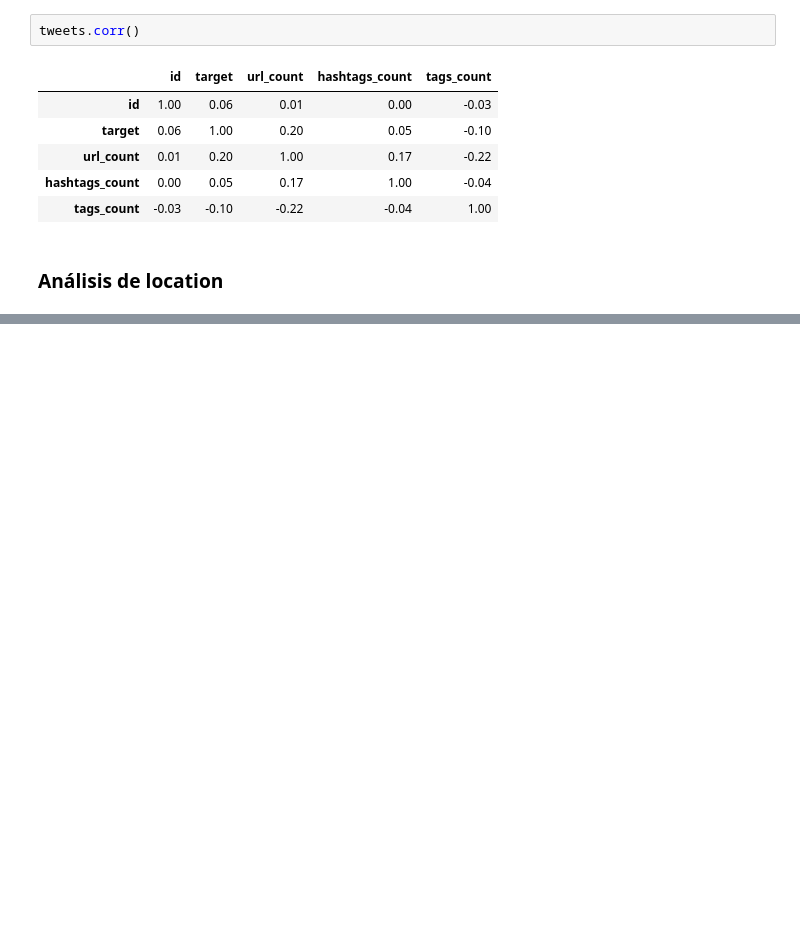
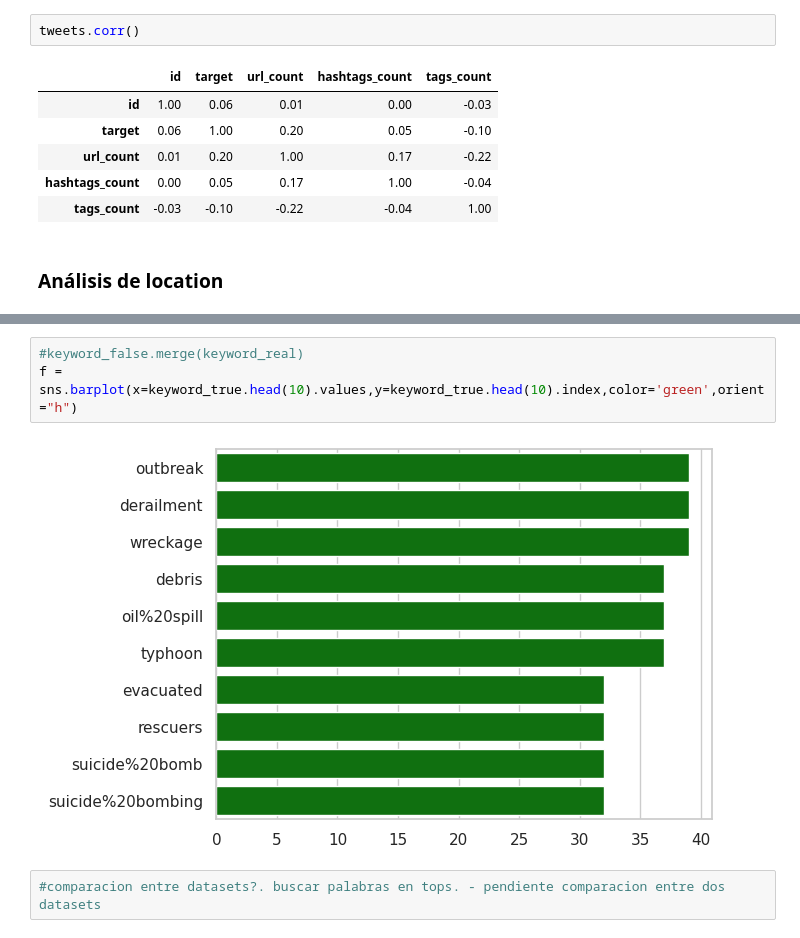
Before and after one commit to vnbarr/75.06-Datos, a Jupyter notebook: notebooks/TP1.ipynb, the cells around one changed output, grey strips where cells are left out. Saved outputs shown, nothing was run; the diff lists cells and outputs as text; blank space fills up the shorter version.

```diff
--- a/notebooks/TP1.ipynb
+++ b/notebooks/TP1.ipynb
@@ -499,0 +529,7 @@ sns.scatterplot(x="Length (Duration)", y="Popularity", data=tweets_location, hue
+# %%
+#keyword_false.merge(keyword_real)
+f = sns.barplot(x=keyword_true.head(10).values,y=keyword_true.head(10).index,color='green',orient="h")
+# %% [output]
+[figure, added]
+# %%
+#comparacion entre datasets?. buscar palabras en tops. - pendiente comparacion entre dos datasets
```
Also changed, not shown: parts of 23 cells of this notebook.
